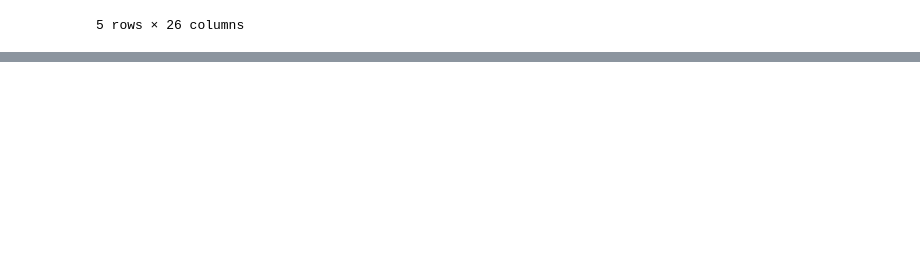
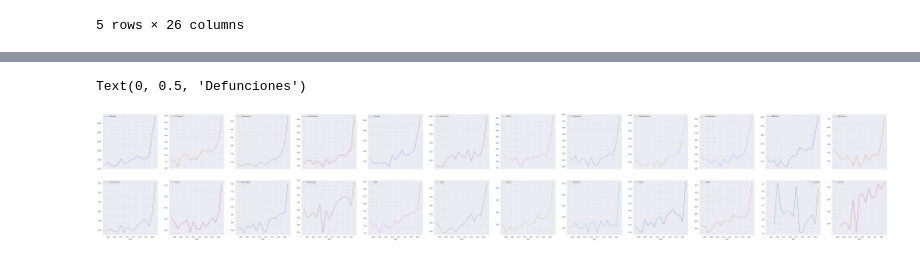
Before and after one commit to aleg001/Proyecto1-MD, a Jupyter notebook: Proyecto1.ipynb, the cells around one changed output, grey strips where cells are left out. Cells and saved outputs as stored; diff of their text form; code cells hidden in the pictures; blank space fills up the shorter version.

```diff
--- a/Proyecto1.ipynb
+++ b/Proyecto1.ipynb
@@ -126,0 +135,3 @@ Natalidad.head()
+# %%
+Defunciones = Defunciones.drop([0,1])
+Defunciones.head()
@@ -126,0 +146,7 @@ Natalidad.head()
+# %%
+Defunciones = Defunciones.iloc[::-1]
+Defunciones = Defunciones.set_index("Año")
+
+Defunciones.República.plot(legend=True)
+plt.ylabel("Defunciones") #plot usa column
+Defunciones.head()
@@ -126,0 +163,4 @@ Natalidad.head()
+# %%
+Defuncionesa = Defunciones.drop("República", axis=1)
+Defuncionesa.plot()
+plt.ylabel("Defunciones")
@@ -126,0 +170,6 @@ Natalidad.head()
+# %%
+Defuncionesa.plot(subplots=True, figsize=(100, 100), layout=(12, 12))
+plt.ylabel("Defunciones")
+# %% [output]
+Text(0, 0.5, 'Defunciones')
+[figure, added]
```
Also changed, not shown: parts of 8 cells of this notebook.
